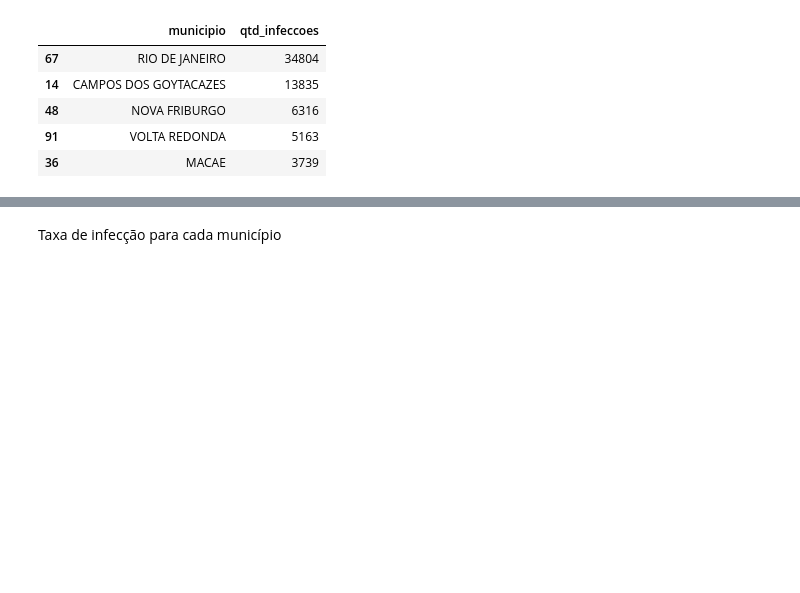
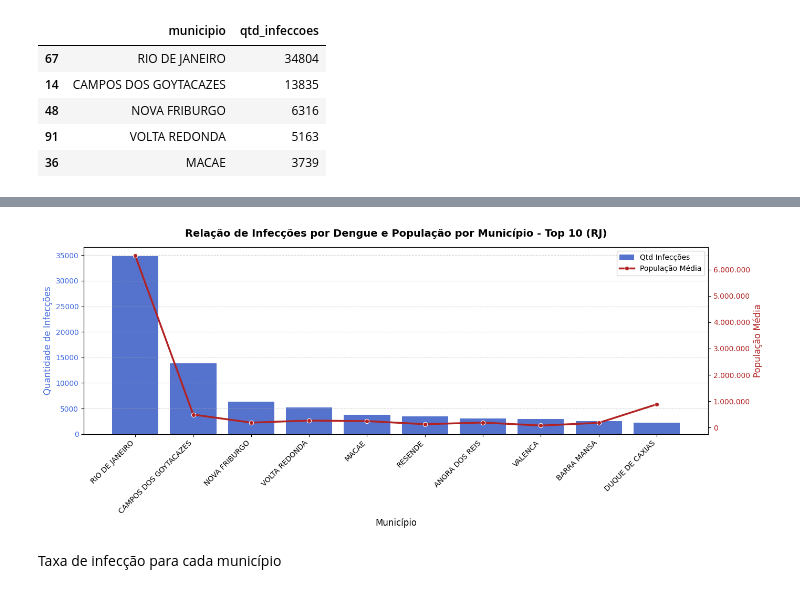
Before and after one commit to viniciusnobcosta/pos-fiap-data-analytics, a Jupyter notebook: 01-analise-de-dados-e-storytelling/Analise_de_Dados_e_Storytelling_Fase1.ipynb, the cells around one changed output, grey strips where cells are left out. Saved outputs shown, nothing was run; the diff lists cells and outputs as text; code cells hidden in the pictures; blank space fills up the shorter version.

```diff
--- a/01-analise-de-dados-e-storytelling/Analise_de_Dados_e_Storytelling_Fase1.ipynb
+++ b/01-analise-de-dados-e-storytelling/Analise_de_Dados_e_Storytelling_Fase1.ipynb
@@ -233,3 +184,71 @@ fig.show()
+# %%
+import matplotlib.pyplot as plt
+import seaborn as sns
+import matplotlib.ticker as ticker
+
+# Agrupar dados por município (soma das infecções e média da população do período)
+df_rj_grafico = df_consolidado_rj.groupby('municipio').agg(
+    qtd_infeccoes=('qtd_infeccoes', 'sum'),
+    populacao_media=('populacao', 'mean')
+).reset_index().sort_values(by='qtd_infeccoes', ascending=False)
+
+# Para evitar poluição visual, vamos focar nos 10 municípios com mais infecções
+df_top_rj = df_rj_grafico.head(10)
+
+# Configurar a figura e o primeiro eixo (barras)
+fig, ax1 = plt.subplots(figsize=(14, 6))
+
+# Plotar a quantidade de infecções como gráfico de barras
+barras = sns.barplot(
+    data=df_top_rj,
+    x='municipio',
+    y='qtd_infeccoes',
+    ax=ax1,
+    color='royalblue'
+)
+
+# Configurar os rótulos do eixo primário
+ax1.set_title('Relação de Infecções por Dengue e População por Município - Top 10 (RJ)', fontsize=14, fontweight='bold', pad=15)
+ax1.set_xlabel('Município', fontsize=12)
+ax1.set_ylabel('Quantidade de Infecções', color='royalblue', fontsize=12)
+ax1.tick_params(axis='y', labelcolor='royalblue')
+
+# Definir explicitamente os ticks e depois rotacioná-los para evitar avisos
+ax1.set_xticks(range(len(df_top_rj)))
+ax1.set_xticklabels(df_top_rj['municipio'], rotation=45, ha='right')
+ax1.grid(axis='y', linestyle='--', alpha=0.5)
+
+# Criar o segundo eixo compartilhando o mesmo eixo X
+ax2 = ax1.twinx()
+
+# Plotar a população média como gráfico de linha
+linha = sns.lineplot(
+    data=df_top_rj,
+    x='municipio',
+    y='populacao_media',
+    ax=ax2,
+    color='firebrick',
+    marker='o',
+    linewidth=2.5
+)
+
+# Configurar os rótulos do eixo secundário
+ax2.set_ylabel('População Média', color='firebrick', fontsize=12)
+ax2.tick_params(axis='y', labelcolor='firebrick')
+
+# Desativar a notação científica automática e aplicar formatação com separador de milhar
+ax2.yaxis.set_major_formatter(ticker.FuncFormatter(lambda x, p: format(int(x), ',').replace(',', '.')))
+
+# Criar a legenda de forma explícita e manual para evitar elementos duplicados
+# barras.containers[0] é o objeto visual que representa as barras, e linha.lines[0] representa a linha desenhada
+handles = [barras.containers[0], linha.lines[0]]
+labels = ['Qtd Infecções', 'População Média']
+ax1.legend(handles, labels, loc='upper right')
+
+plt.tight_layout()
+plt.show()
+# %% [output]
+[figure, added]
 # %% [markdown]
 Taxa de infecção para cada município
 # %%
```
Also changed, not shown: parts of 17 cells of this notebook.
